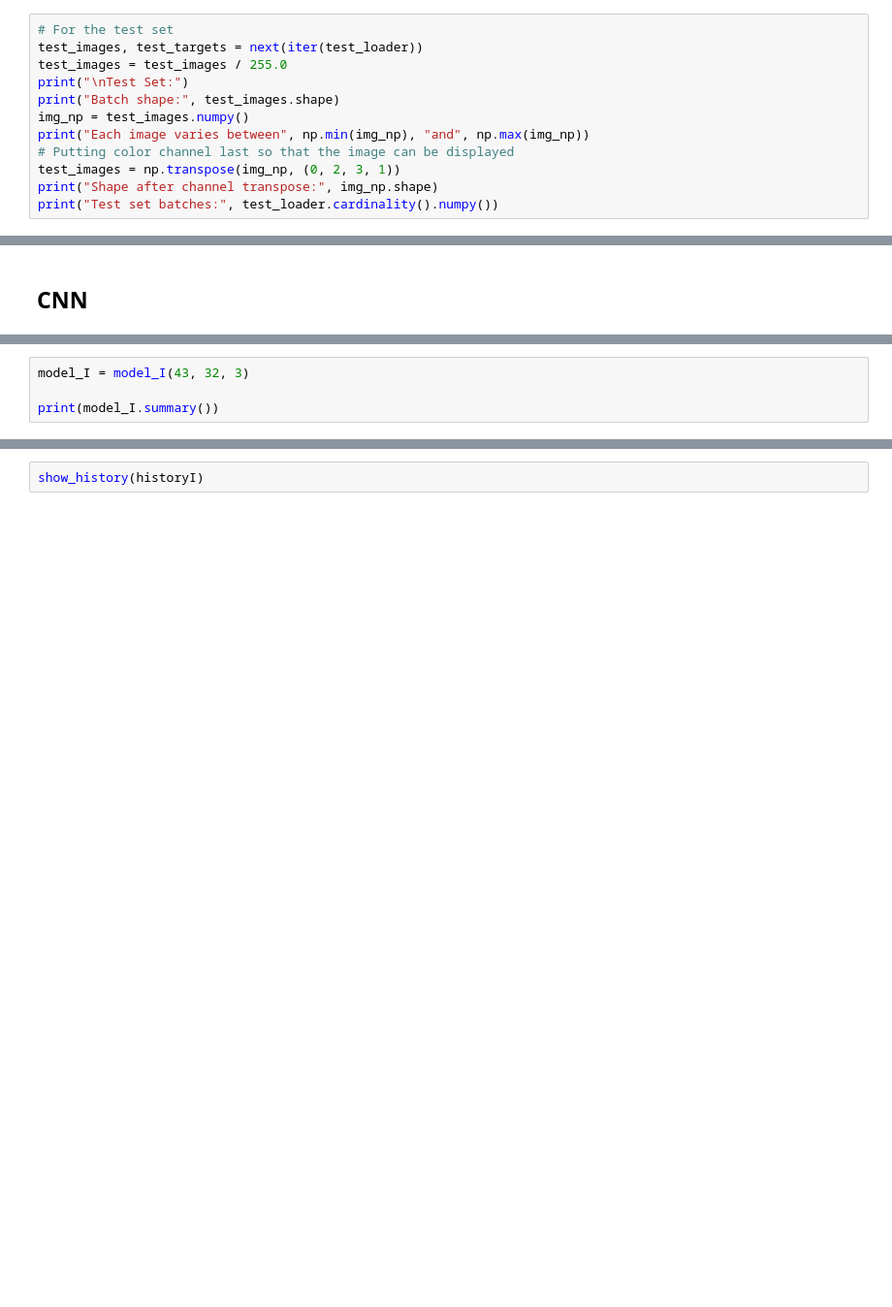
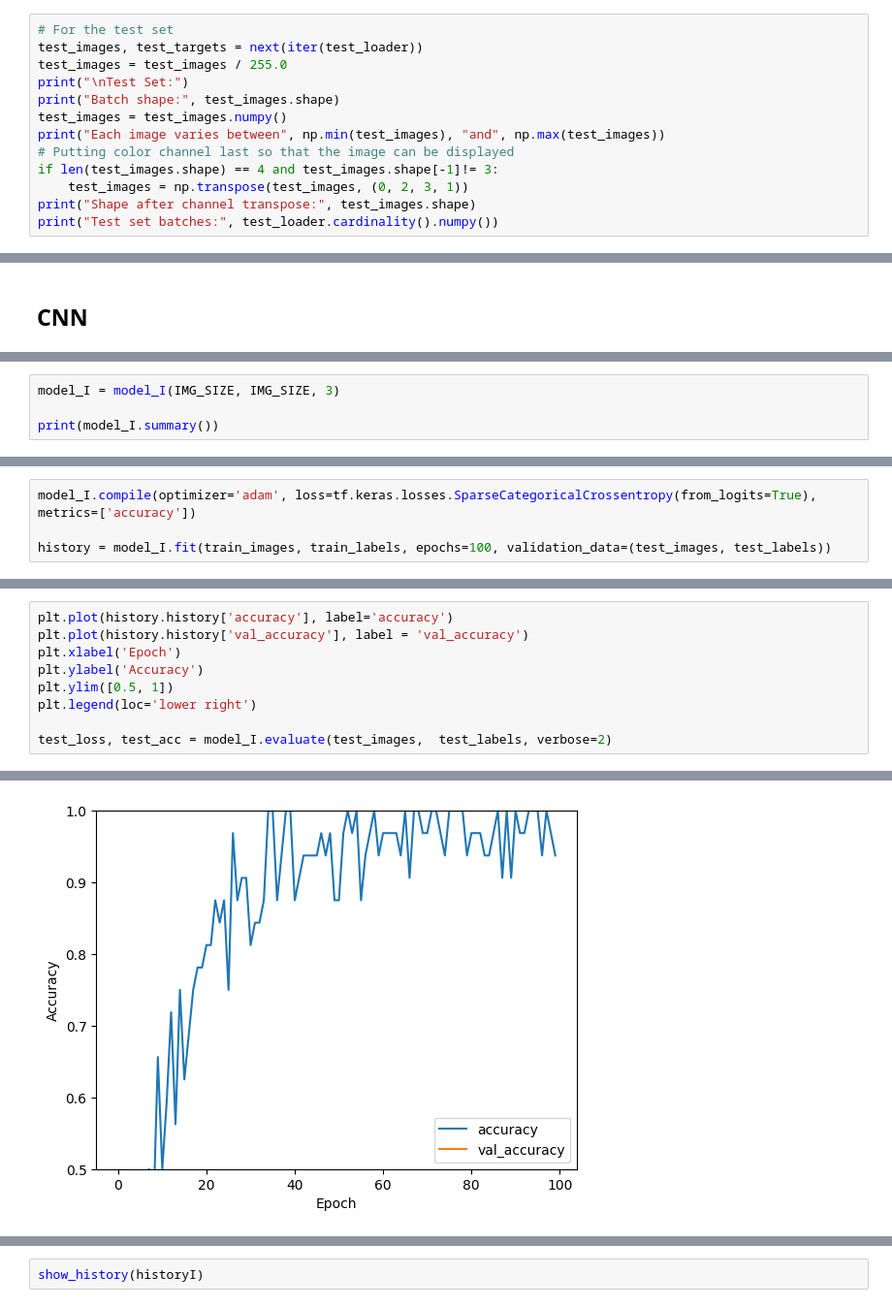
Before and after one commit to CatarinaCosta02/VCPI_Project2, a Jupyter notebook: main.ipynb, the cells around one changed output, grey strips where cells are left out. Shown at 97% size. Cells and saved outputs as stored; diff of their text form; blank space fills up the shorter version.

```diff
--- a/main.ipynb
+++ b/main.ipynb
@@ -203,11 +202,12 @@ test_images, test_targets = next(iter(test_loader))
 test_images = test_images / 255.0
 print("\nTest Set:")
 print("Batch shape:", test_images.shape)
-img_np = test_images.numpy()
-print("Each image varies between", np.min(img_np), "and", np.max(img_np))
+test_images = test_images.numpy()
+print("Each image varies between", np.min(test_images), "and", np.max(test_images))
 # Putting color channel last so that the image can be displayed
-test_images = np.transpose(img_np, (0, 2, 3, 1))
-print("Shape after channel transpose:", img_np.shape)
+if len(test_images.shape) == 4 and test_images.shape[-1]!= 3:
+    test_images = np.transpose(test_images, (0, 2, 3, 1))
+print("Shape after channel transpose:", test_images.shape)
 print("Test set batches:", test_loader.cardinality().numpy())
 # %% [output]
 Test Set:
@@ -836,7 +785,7 @@ def model_I(classCount, imgSize, channels):
     model.compile(optimizer=opt, loss='categorical_crossentropy', metrics=['accuracy'])
     return model
 # %%
-model_I = model_I(43, 32, 3)
+model_I = model_I(IMG_SIZE, IMG_SIZE, 3)
 
 print(model_I.summary())
 # %% [output]
@@ -859,0 +847,4 @@ None
+# %%
+model_I.compile(optimizer='adam', loss=tf.keras.losses.SparseCategoricalCrossentropy(from_logits=True), metrics=['accuracy'])
+
+history = model_I.fit(train_images, train_labels, epochs=100, validation_data=(test_images, test_labels))
@@ -859,0 +869,10 @@ None
+# %%
+plt.plot(history.history['accuracy'], label='accuracy')
+plt.plot(history.history['val_accuracy'], label = 'val_accuracy')
+plt.xlabel('Epoch')
+plt.ylabel('Accuracy')
+plt.ylim([0.5, 1])
+plt.legend(loc='lower right')
+
+test_loss, test_acc = model_I.evaluate(test_images,  test_labels, verbose=2)
+# %% [output]
@@ -859,0 +880 @@ None
+[figure, added]
```
Also changed, not shown: parts of 16 cells of this notebook.
